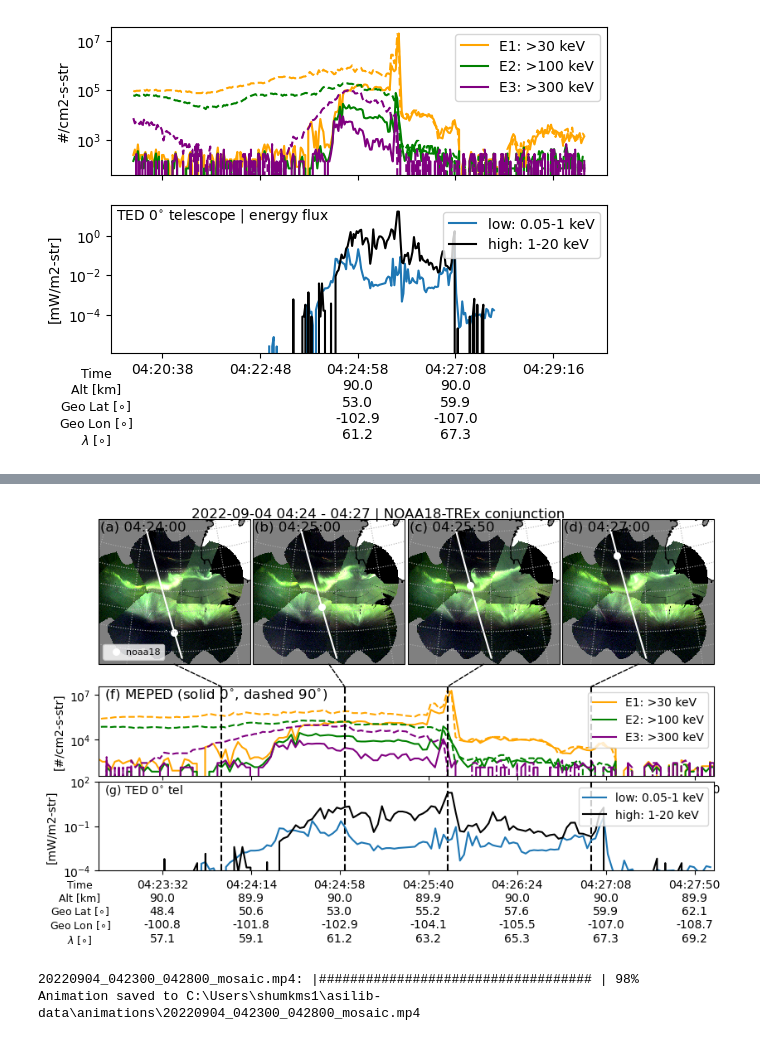
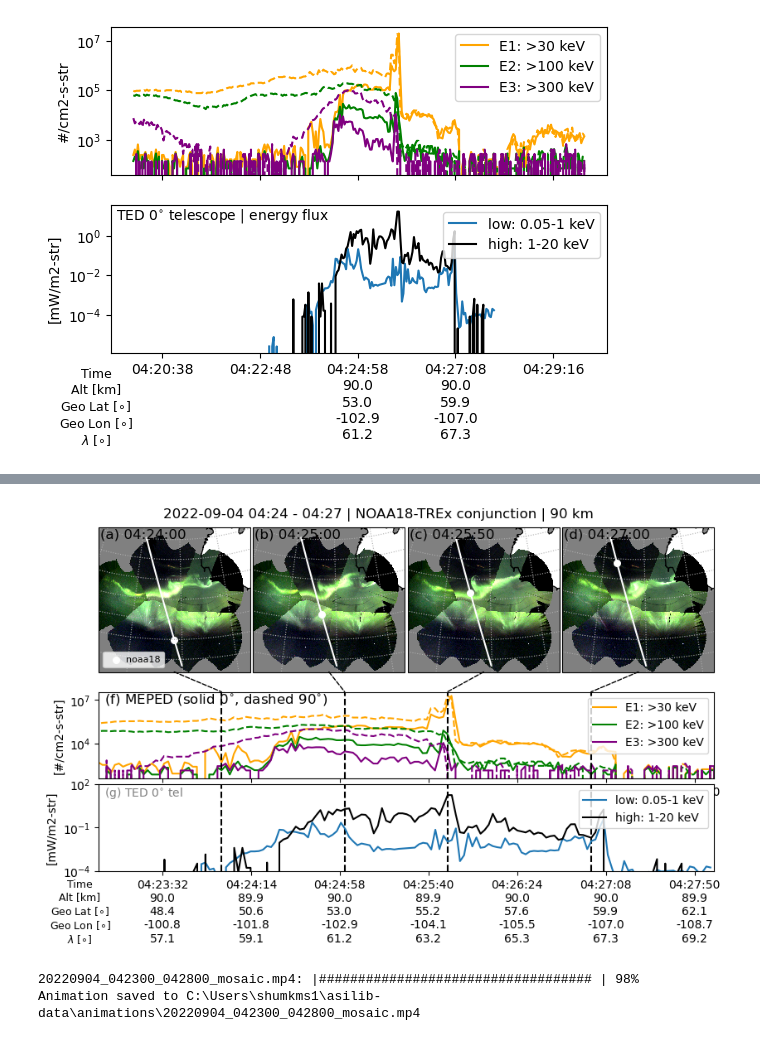
Before and after one commit to mshumko/elfinasi, a Jupyter notebook: src/20240904_substorm_study/20220904_0425_trex_poes_conjunction.ipynb, the cells around one changed output, grey strips where cells are left out. Saved outputs shown, nothing was run; the diff lists cells and outputs as text; code cells hidden in the pictures.

```diff
--- a/src/20240904_substorm_study/20220904_0425_trex_poes_conjunction.ipynb
+++ b/src/20240904_substorm_study/20220904_0425_trex_poes_conjunction.ipynb
@@ -184,7 +180,7 @@ fig = plt.figure(figsize=(9, 6))
 # the size of the marginal Axes and the main Axes in both directions.
 # Also adjust the subplot parameters for a square plot.
 gs = fig.add_gridspec(3, len(plot_times),
-                      right=0.95, bottom=0.25, top=0.99,
+                      right=0.95, bottom=0.25, top=0.97,
                       wspace=0.02, hspace=0.05,
                       height_ratios=(2, 1, 1))
 
@@ -252,36 +248,36 @@ for ax_i, image_time_numeric in zip(ax, matplotlib.dates.date2num(plot_times)):
         xyA=(0.5, 0), coordsA=ax_i.transAxes,
         xyB=(image_time_numeric, bx.get_ylim()[1]), coordsB=bx.transData,
         ls='--')
     ax_i.add_artist(line)
 
     bx.axvline(image_time_numeric, c='k', ls='--')
     cx.axvline(image_time_numeric, c='k', ls='--')
 _text = bx.text(
     0.01,
     0.99,
     (f'({string.ascii_lowercase[len(ax)+1]}) MEPED (solid $0^{{\\circ}}$, dashed $90^{{\\circ}}$)'),
     va='top',
     transform=bx.transAxes,
     fontsize=12
     )
 
 cx.plot(ted_low_0tel.time, ted_low_0tel.values, label='low: 0.05-1 keV')
 cx.plot(ted_high_0tel.time, ted_high_0tel.values, c='k', label='high: 1-20 keV')
-cx.text(0.01, 0.99, f'({string.ascii_lowercase[len(ax)+2]}) TED $0^{{\\circ}}$ tel', va='top', transform=cx.transAxes)
+cx.text(0.01, 0.99, f'({string.ascii_lowercase[len(ax)+2]}) TED $0^{{\\circ}}$ tel', va='top', transform=cx.transAxes, color='grey')
 cx.set_yscale('log')
 cx.set_ylabel(ted_high_0tel.plot_options['yaxis_opt']['axis_subtitle'])
 cx.legend(loc=1)
 cx.set_ylim(1E-4, 1E2)
 
 manylabels.ManyLabels(cx, manylabels_data)
 cx.xaxis.label.set_size(9)
 cx.xaxis.set_label_coords(-0.03, -0.02*(1+len(manylabels_data.columns)))
 cx.xaxis.set_major_locator(plt.MaxNLocator(7))
 
-plt.suptitle(f'{plot_times[0]:%Y-%m-%d %H:%M} - {plot_times[-1]:%H:%M} | {poes_probe.upper()}-TREx conjunction');
+plt.suptitle(f'{plot_times[0]:%Y-%m-%d %H:%M} - {plot_times[-1]:%H:%M} | {poes_probe.upper()}-TREx conjunction | {alt} km');
 plt.savefig(f'./plots/{plot_times[0]:%Y%m%d_%H%M}_{plot_times[-1]:%H%M}_{poes_probe.lower()}_trex_conjunction.png');
 # %% [output]
-[figure, old version]
+[figure, new version]
 # %%
 fig = plt.figure(figsize=(11, 6))
 gs = fig.add_gridspec(2, 2,
```
Also changed, not shown: parts of 2 cells of this notebook, 3 other files.
